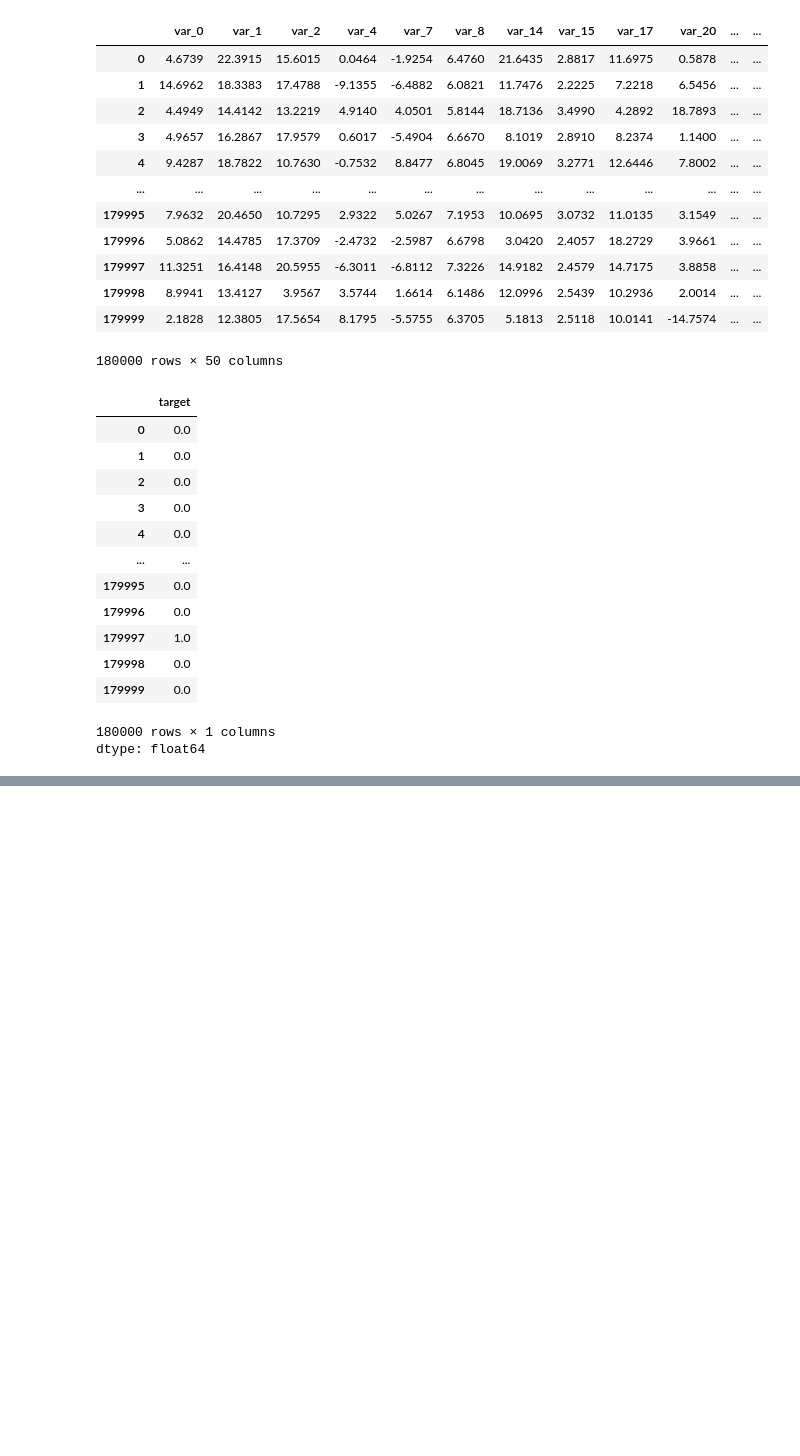
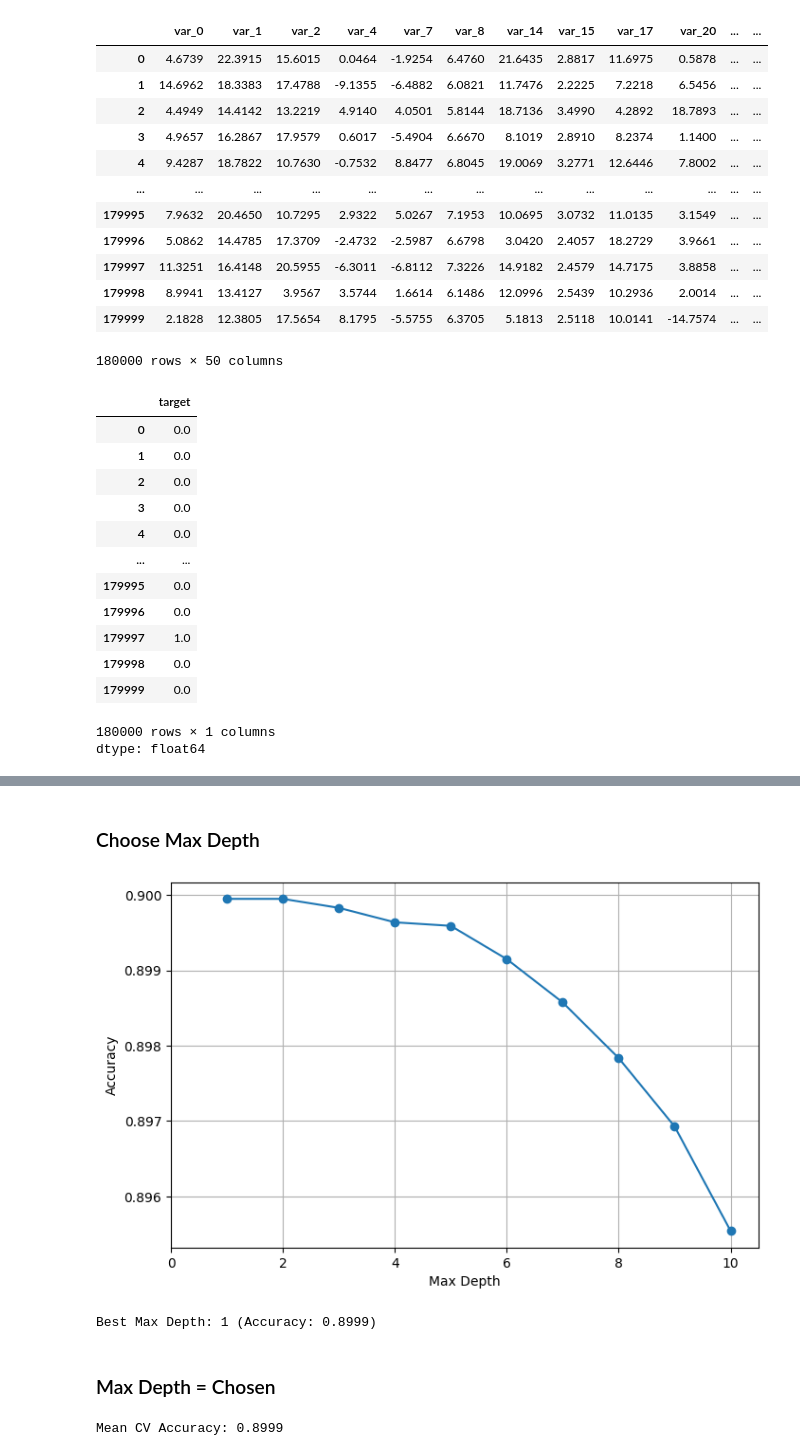
Before and after one commit to cnmi-ds-22/efitznm___Data-Science-Portfolio-C22, a Jupyter notebook: Modules/Module_4_Tree_Based_Methods/Projects/Instructions/Project.4-Spotify/Transactions_Pass_01.ipynb, the cells around one changed output, grey strips where cells are left out. Drawn from its saved outputs; the diff is of its cells as text; code cells hidden in the pictures; blank space fills up the shorter version.

```diff
--- a/Modules/Module_4_Tree_Based_Methods/Projects/Instructions/Project.4-Spotify/Transactions_Pass_01.ipynb
+++ b/Modules/Module_4_Tree_Based_Methods/Projects/Instructions/Project.4-Spotify/Transactions_Pass_01.ipynb
@@ -124,0 +166,56 @@ df = df3.copy()
+# %% [markdown]
+### Choose Max Depth
+# %%
+max_depths = [1, 2, 3, 4, 5, 6, 7, 8, 9, 10]
+acc_depth = np.zeros(len(max_depths))
+std_depth = np.zeros(len(max_depths))
+
+numLoops = 10  # Note: 500 loops x 10 depths = 5,000 trees (~4+ hours on Colab CPU)
+
+for n, depth in enumerate(max_depths):
+  acc_scores = np.zeros(numLoops)
+  for idx in range(0, numLoops):
+    X_train, X_test, y_train, y_test = train_test_split(
+        X_features, y_target, test_size=0.2, random_state=idx
+    )
+    model = DecisionTreeClassifier(max_depth=depth)
+    model.fit(X_train, y_train)
+    y_pred = model.predict(X_test)
+    acc_scores[idx] = accuracy_score(y_test, y_pred)
+
+  acc_depth[n] = acc_scores.mean()
+  std_depth[n] = acc_scores.std(ddof=1)
+# %%
+# Plot result
+plt.figure(figsize=(8, 5))
+plt.plot(max_depths, acc_depth, marker='o')
+plt.xlabel('Max Depth')
+plt.ylabel('Accuracy')
+plt.xlim(0, 10.5)
+plt.grid()
+# %% [output]
+[figure, added]
+# %%
+# Display is the best depth value
+best_depth = max_depths[np.argmax(acc_depth)]
+print(f"Best Max Depth: {best_depth} (Accuracy: {acc_depth.max():.4f})")
+# %% [output]
+Best Max Depth: 1 (Accuracy: 0.8999)
+# %% [markdown]
+### Max Depth = Chosen
+# %%
+numLoops = 10
+acc_scores = np.zeros(numLoops)
+
+for idx in range(numLoops):
+    X_train, X_test, y_train, y_test = train_test_split(
+        X_features, y_target, test_size=0.2, random_state=idx
+    )
+    model = DecisionTreeClassifier(max_depth=best_depth)
+    model.fit(X_train, y_train)
+    y_pred = model.predict(X_test)
+    acc_scores[idx] = accuracy_score(y_test, y_pred)
+
+print(f"Mean CV Accuracy: {acc_scores.mean():.4f}")
+# %% [output]
+Mean CV Accuracy: 0.8999
```
Also changed, not shown: parts of 24 cells of this notebook.
